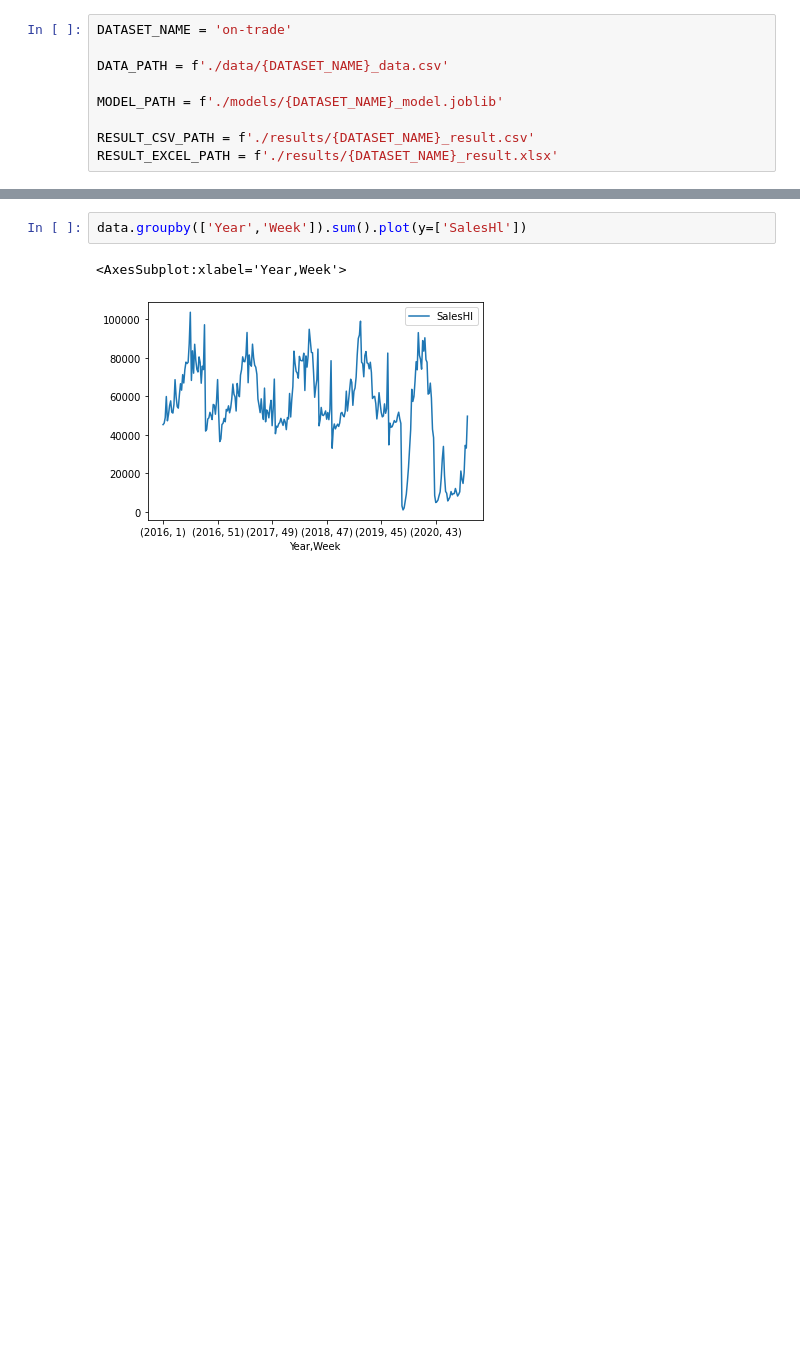
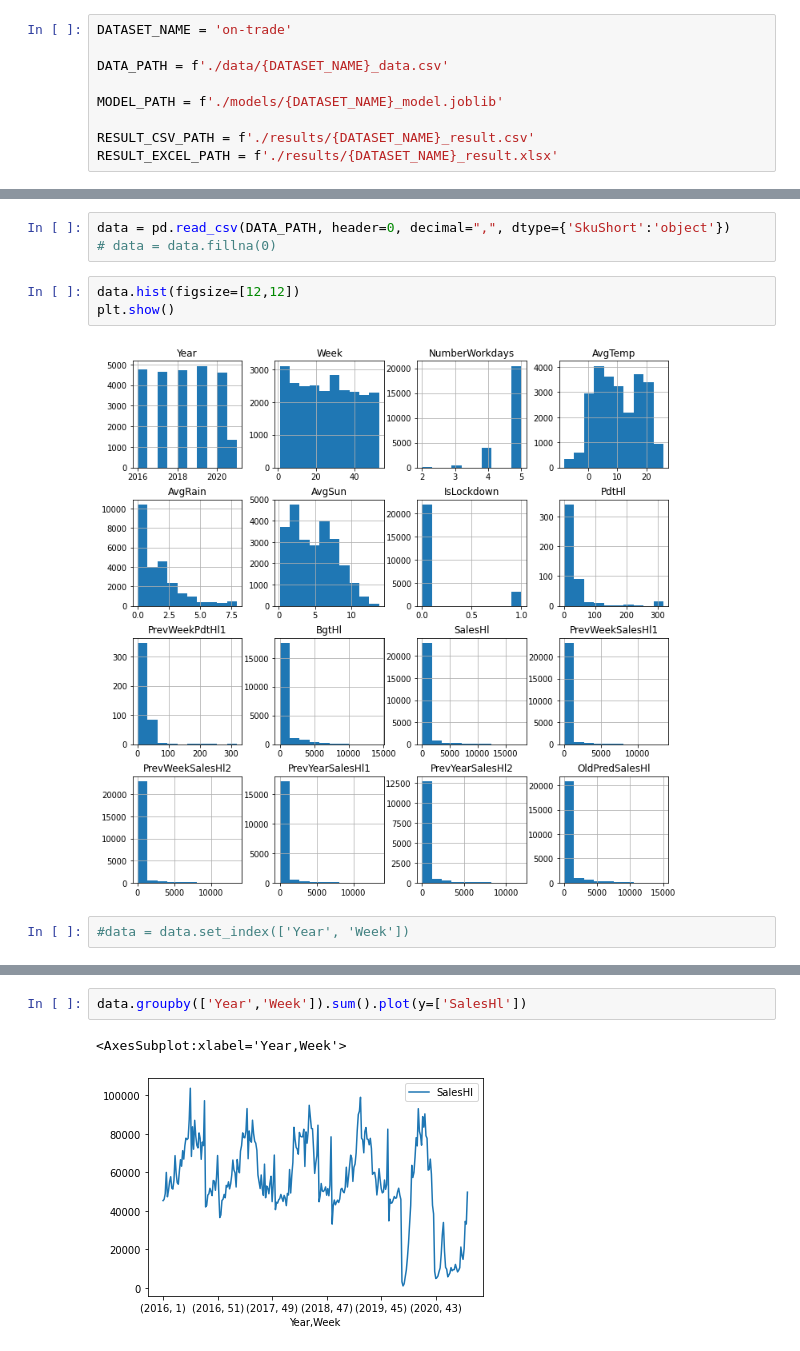
Before and after one commit to kohlicekjan/forecasting-beer-sales-ml, a Jupyter notebook: main.ipynb, the cells around one changed output, grey strips where cells are left out. Drawn from its saved outputs; the diff is of its cells as text; blank space fills up the shorter version.

```diff
--- a/main.ipynb
+++ b/main.ipynb
@@ -77,0 +32,10 @@ data.head()
+# %%
+data = pd.read_csv(DATA_PATH, header=0, decimal=",", dtype={'SkuShort':'object'})
+# data = data.fillna(0)
+# %%
+data.hist(figsize=[12,12])
+plt.show()
+# %% [output]
+[figure, added]
+# %%
+#data = data.set_index(['Year', 'Week'])
```
Also changed, not shown: parts of 12 cells of this notebook, 2 other files.
